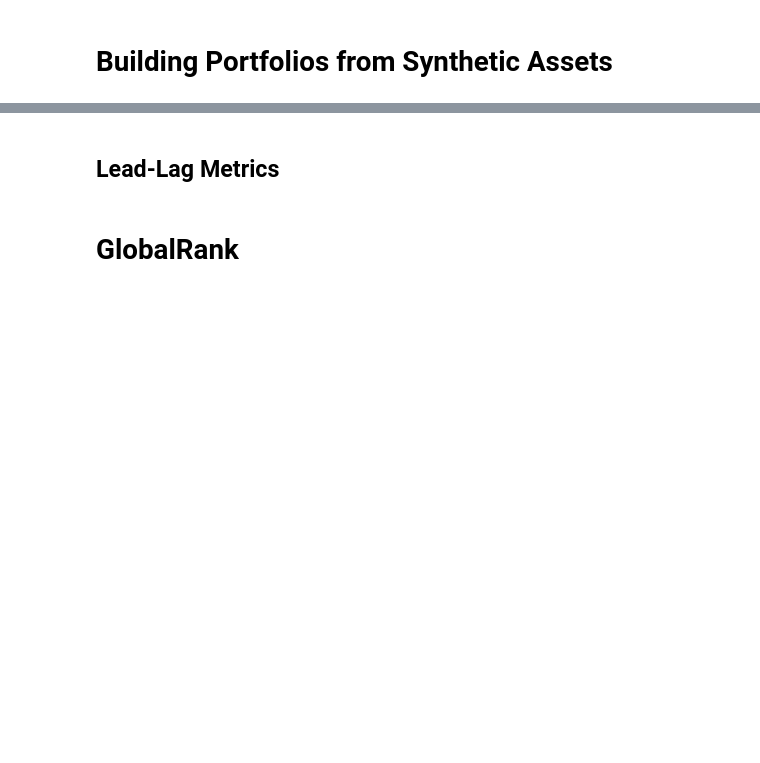
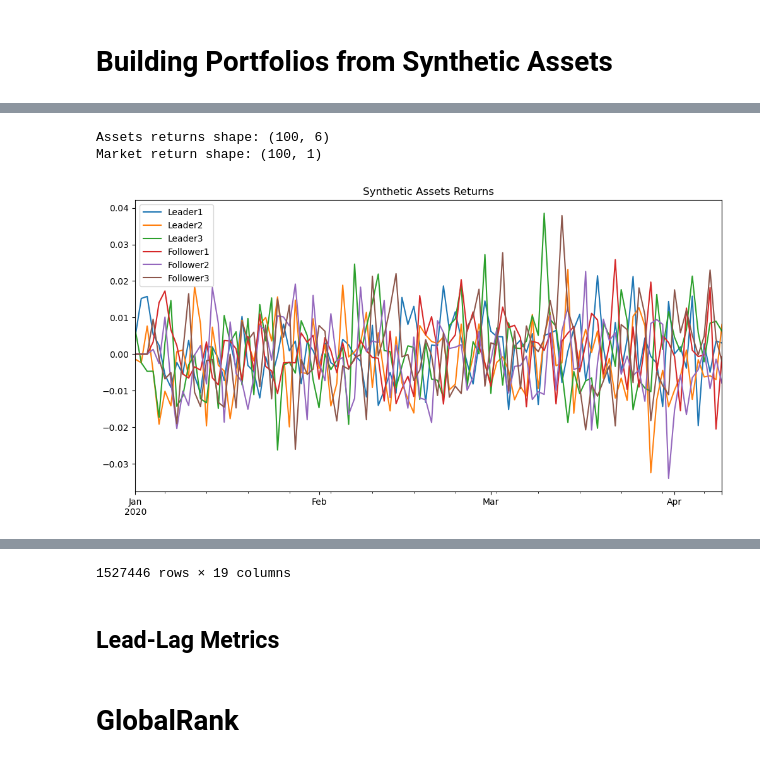
Before and after one commit to annluie/leadlagClustering-1, a Jupyter notebook: portfolio_construct.ipynb, the cells around one changed output, grey strips where cells are left out. Drawn from its saved outputs; the diff is of its cells as text; code cells hidden in the pictures; blank space fills up the shorter version.

```diff
--- a/portfolio_construct.ipynb
+++ b/portfolio_construct.ipynb
@@ -24,0 +99,44 @@ returns = data.pct_change().dropna()
+# %%
+### Generate synthetic returns for leaders and followers
+import numpy as np
+import pandas as pd
+import matplotlib.pyplot as plt
+
+np.random.seed(42)
+
+days = 100
+lags = 3
+
+# Generate leaders (3 assets)
+leaders = np.random.normal(0, 0.01, size=(days, 3))
+
+# Generate followers by lagging leaders and adding noise (3 assets)
+followers = np.zeros((days, 3))
+for i in range(3):
+    followers[lags:, i] = leaders[:-lags, i] + np.random.normal(0, 0.002, size=days - lags)
+
+# Combine leaders and followers into assets matrix
+assets_returns = np.hstack([leaders, followers])  # shape (days, 6)
+
+# Generate market return as weighted sum + noise
+weights = np.array([0.15, 0.15, 0.15, 0.2, 0.2, 0.15])
+market_noise = np.random.normal(0, 0.005, size=days)
+market_return = (assets_returns @ weights).reshape(-1, 1) + market_noise.reshape(-1, 1)  # shape (days, 1)
+
+print("Assets returns shape:", assets_returns.shape)  # (100, 6)
+print("Market return shape:", market_return.shape)    # (100, 1)
+
+# Optional: plot assets and market returns for quick sanity check
+dates = pd.date_range(start='2020-01-01', periods=days)
+columns = ['Leader1', 'Leader2', 'Leader3', 'Follower1', 'Follower2', 'Follower3']
+df_assets = pd.DataFrame(assets_returns, index=dates, columns=columns)
+df_market = pd.DataFrame(market_return, index=dates, columns=['Market'])
+
+df_assets.plot(figsize=(12, 6), title="Synthetic Assets Returns")
+plt.show()
+
+df
+# %% [output]
+Assets returns shape: (100, 6)
+Market return shape: (100, 1)
+[figure, added]
@@ -25,3 +155,4 @@ returns = data.pct_change().dropna()
+1527446 rows × 19 columns
 # %% [markdown]
 ## Lead-Lag Metrics
 # %%
```
Also changed, not shown: parts of 9 cells of this notebook, 3 other files.
